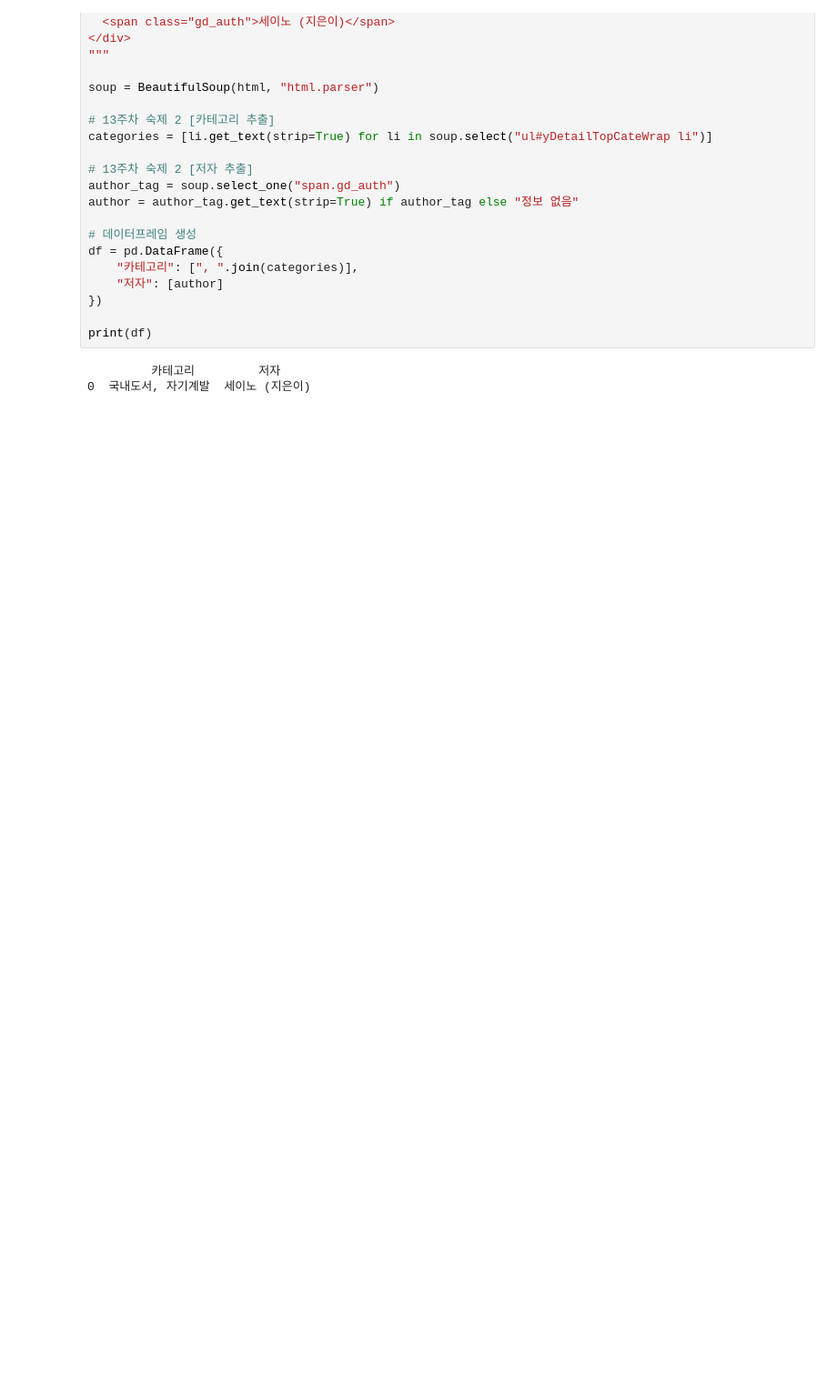
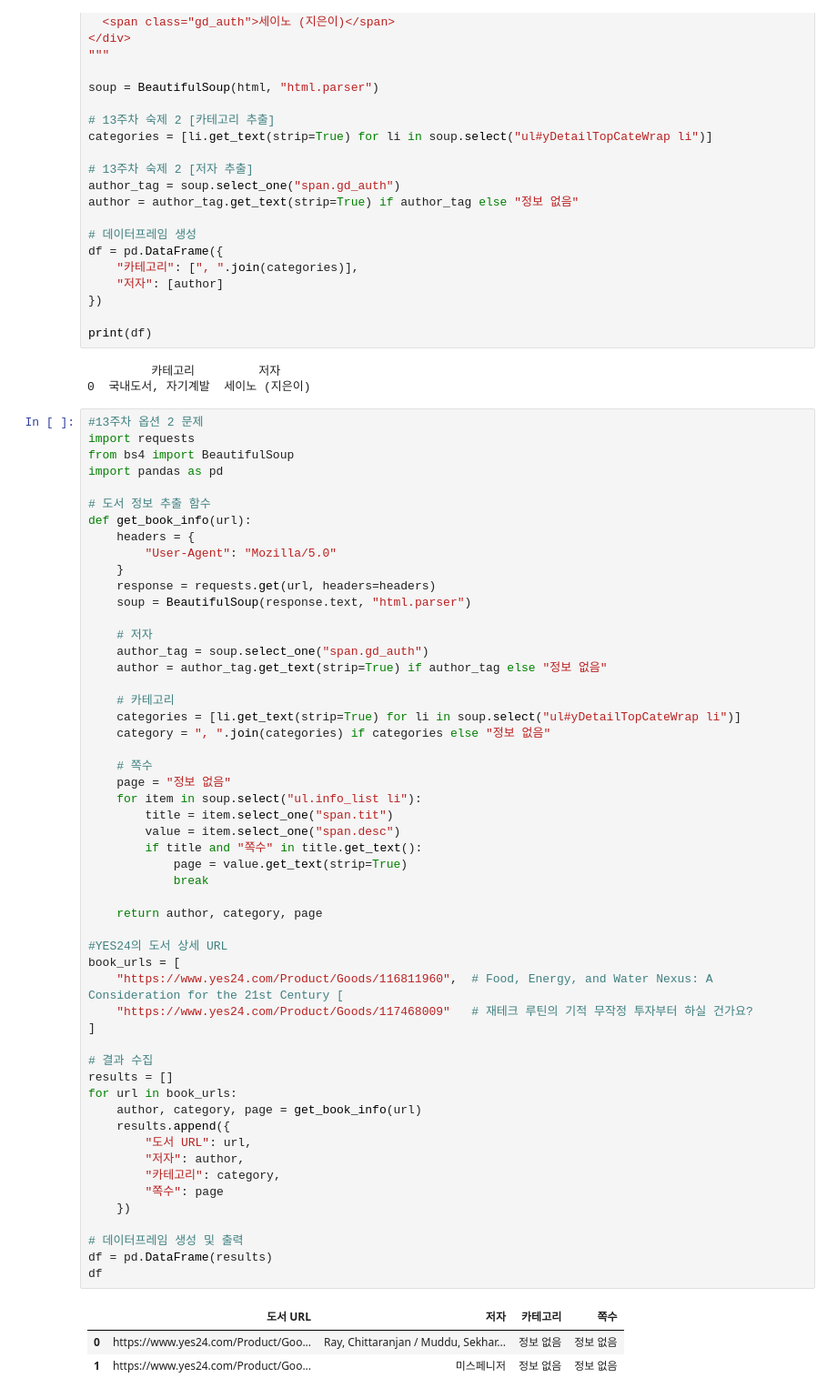
Before and after one commit to jeroi07/Python_PGM, a Jupyter notebook: python_13weekly_exam_02_2.ipynb, the cells around one changed output. Shown at 91% size. Cells and saved outputs as stored; diff of their text form; blank space fills up the shorter version.

```diff
--- a/python_13weekly_exam_02_2.ipynb
+++ b/python_13weekly_exam_02_2.ipynb
@@ -367,3 +367,60 @@ print(df)
 # %% [output]
          카테고리         저자
 0  국내도서, 자기계발  세이노 (지은이)
+# %%
+#13주차 옵션 2 문제
+import requests
+from bs4 import BeautifulSoup
+import pandas as pd
+
+# 도서 정보 추출 함수
+def get_book_info(url):
+    headers = {
+        "User-Agent": "Mozilla/5.0"
+    }
+    response = requests.get(url, headers=headers)
+    soup = BeautifulSoup(response.text, "html.parser")
+
+    # 저자
+    author_tag = soup.select_one("span.gd_auth")
+    author = author_tag.get_text(strip=True) if author_tag else "정보 없음"
+
+    # 카테고리
+    categories = [li.get_text(strip=True) for li in soup.select("ul#yDetailTopCateWrap li")]
+    category = ", ".join(categories) if categories else "정보 없음"
+
+    # 쪽수
+    page = "정보 없음"
+    for item in soup.select("ul.info_list li"):
+        title = item.select_one("span.tit")
+        value = item.select_one("span.desc")
+        if title and "쪽수" in title.get_text():
+            page = value.get_text(strip=True)
+            break
+
+    return author, category, page
+
+#YES24의 도서 상세 URL
+book_urls = [
+    "https://www.yes24.com/Product/Goods/116811960",  # Food, Energy, and Water Nexus: A Consideration for the 21st Century [
+    "https://www.yes24.com/Product/Goods/117468009"   # 재테크 루틴의 기적 무작정 투자부터 하실 건가요?
+]
+
+# 결과 수집
+results = []
+for url in book_urls:
+    author, category, page = get_book_info(url)
+    results.append({
+        "도서 URL": url,
+        "저자": author,
+        "카테고리": category,
+        "쪽수": page
+    })
+
+# 데이터프레임 생성 및 출력
+df = pd.DataFrame(results)
+df
+# %% [output]
+|  | 도서 URL | 저자 | 카테고리 | 쪽수 |
+| 0 | https://www.yes24.com/Product/Goo... | Ray, Chittaranjan / Muddu, Sekhar... | 정보 없음 | 정보 없음 |
+| 1 | https://www.yes24.com/Product/Goo... | 미스페니저 | 정보 없음 | 정보 없음 |
```
